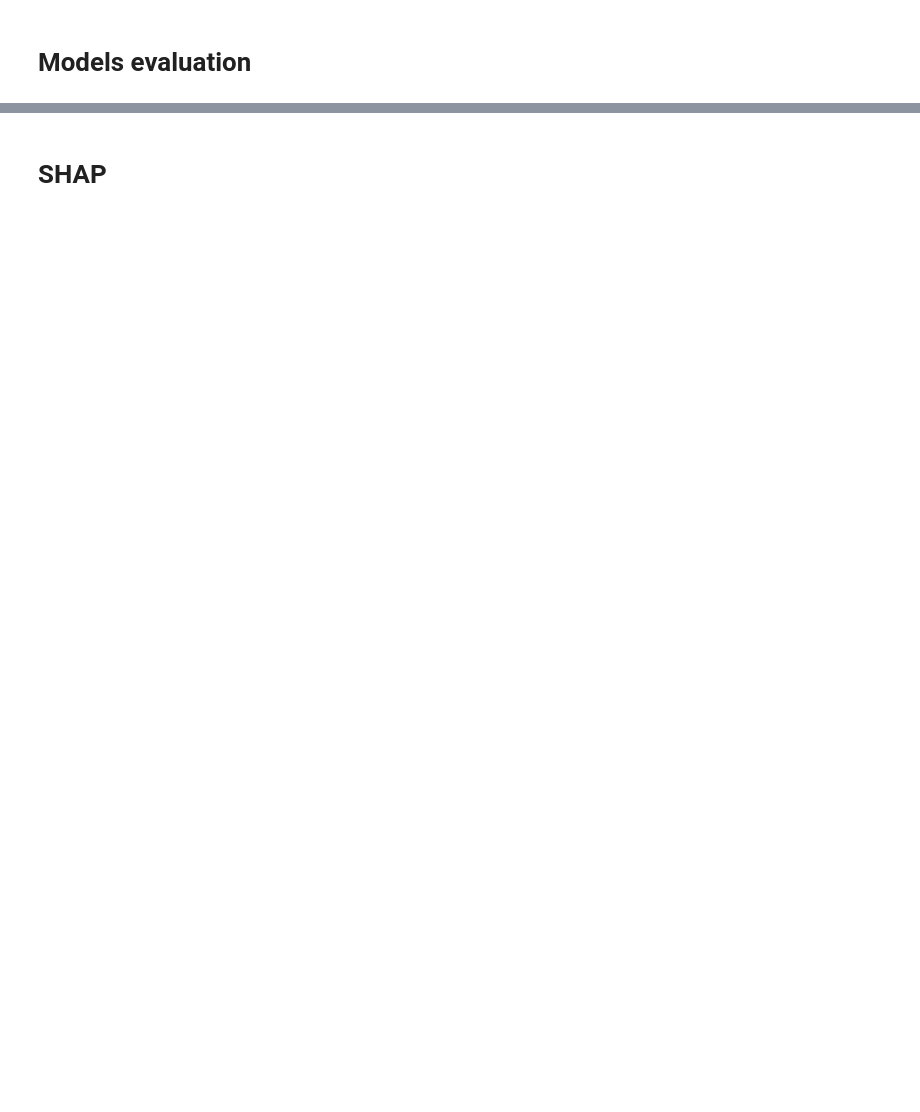
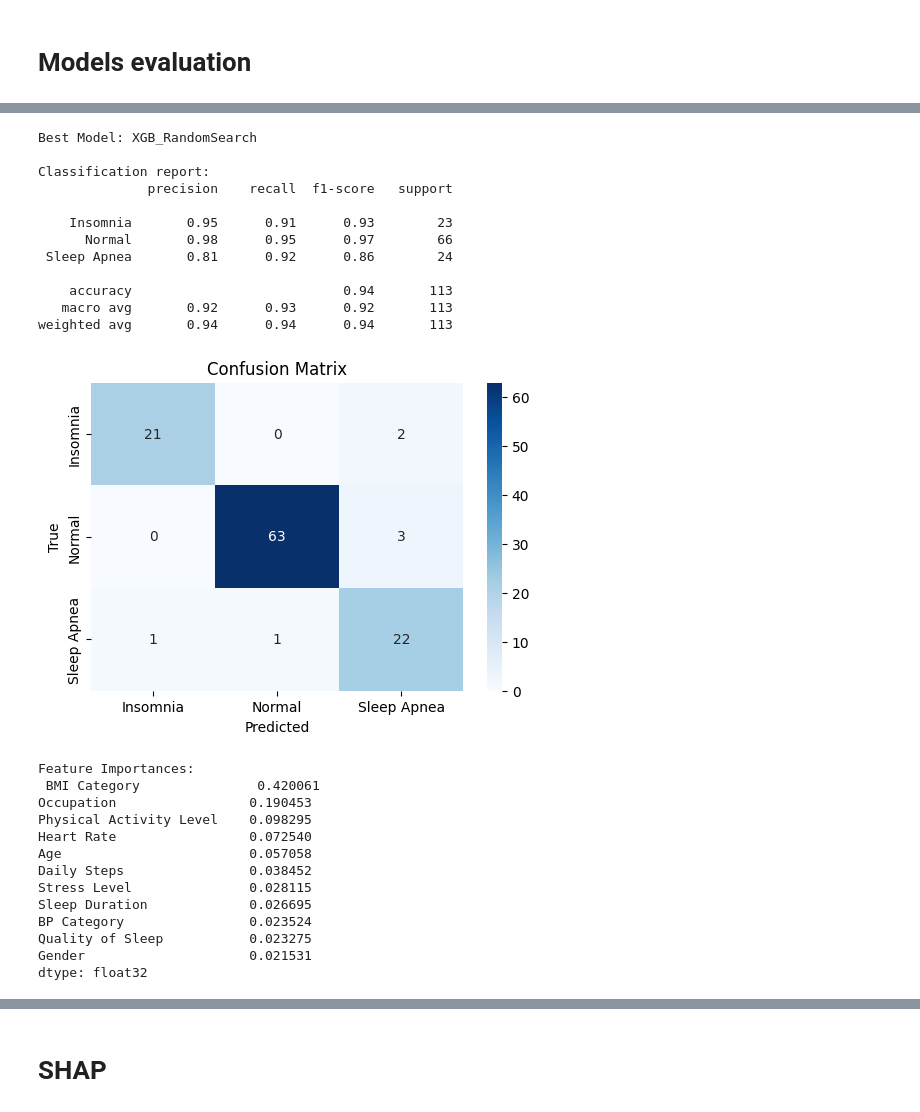
Before and after one commit to yji21/20252R0136COSE36203, a Jupyter notebook: sleep_disorder_prediction.ipynb, the cells around one changed output, grey strips where cells are left out. Cells and saved outputs as stored; diff of their text form; code cells hidden in the pictures; blank space fills up the shorter version.

```diff
--- a/sleep_disorder_prediction.ipynb
+++ b/sleep_disorder_prediction.ipynb
@@ -688,31 +788,62 @@ for metric in ['Weight_Score', 'F1_Macro', 'Recall_Macro', 'Precision_Macro', 'A
 best_model_name = results_df.iloc[0]['Model']
 best_model = results[best_model_name]['model']
 best_pred = results[best_model_name]['pred']
 
 print(f'Best Model: {best_model_name}')
 
-# RandomizedSearchCV이면 best_estimator_ 사용
+# RandomizedSearchCV이거나 GridSearchCV이면 best_estimator_ 사용
 if hasattr(best_model, 'best_estimator_'):
     final_model = best_model.best_estimator_
 else:
     final_model = best_model
+
+# Pipeline이면 마지막 단계 모델 사용
+if hasattr(final_model, 'steps'):
+    final_model = final_model.named_steps[final_model.steps[-1][0]]
 
 print('\nClassification report:')
 print(classification_report(y_test, best_pred, target_names=le_target.classes_))
 
 cm = confusion_matrix(y_test, best_pred)
 plt.figure(figsize=(6,4))
 sns.heatmap(cm, annot=True, fmt='d', xticklabels=le_target.classes_, yticklabels=le_target.classes_, cmap='Blues')
 plt.xlabel('Predicted');
 plt.ylabel('True');
 plt.title('Confusion Matrix')
 plt.show()
 
 importances = pd.Series(final_model.feature_importances_, index=X.columns).sort_values(ascending=False)
 print('Feature Importances:\n', importances)
 
 plt.figure(figsize=(8,5))
 importances.plot(kind='bar')
 plt.title('Feature Importances (All Features)')
 plt.tight_layout()
 plt.show()
+# %% [output]
+Best Model: XGB_RandomSearch
+
+Classification report:
+              precision    recall  f1-score   support
+
+    Insomnia       0.95      0.91      0.93        23
+      Normal       0.98      0.95      0.97        66
+ Sleep Apnea       0.81      0.92      0.86        24
+
+    accuracy                           0.94       113
+   macro avg       0.92      0.93      0.92       113
+weighted avg       0.94      0.94      0.94       113
+[figure, added]
+Feature Importances:
+ BMI Category               0.420061
+Occupation                 0.190453
+Physical Activity Level    0.098295
+Heart Rate                 0.072540
+Age                        0.057058
+Daily Steps                0.038452
+Stress Level               0.028115
+Sleep Duration             0.026695
+BP Category                0.023524
+Quality of Sleep           0.023275
+Gender                     0.021531
+dtype: float32
```
Also changed, not shown: parts of 20 cells of this notebook.
